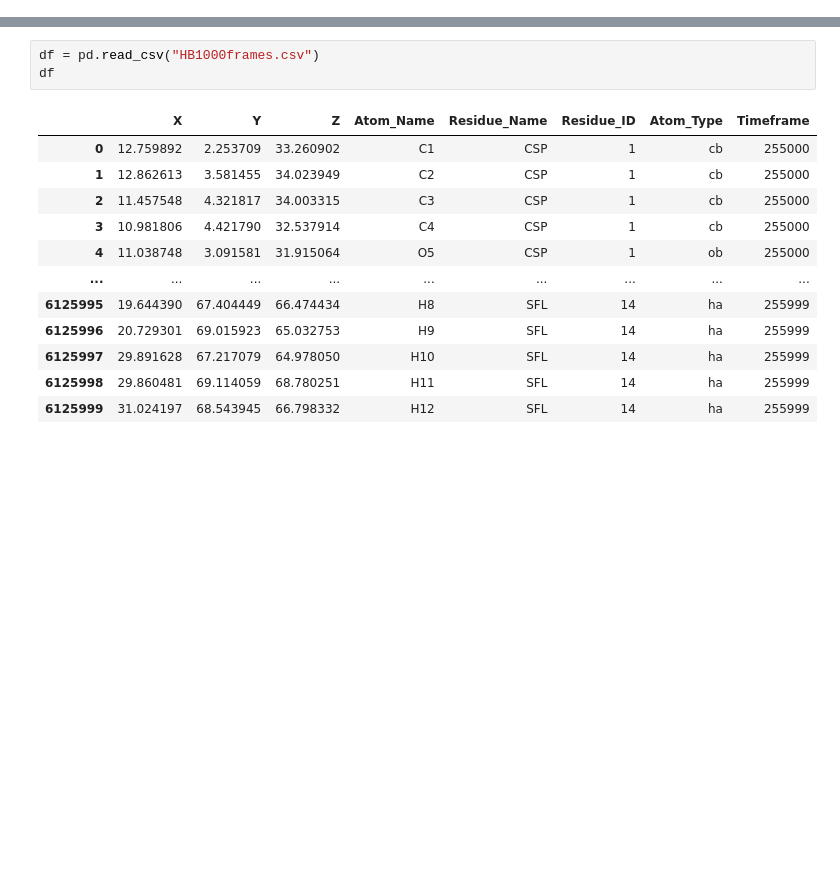
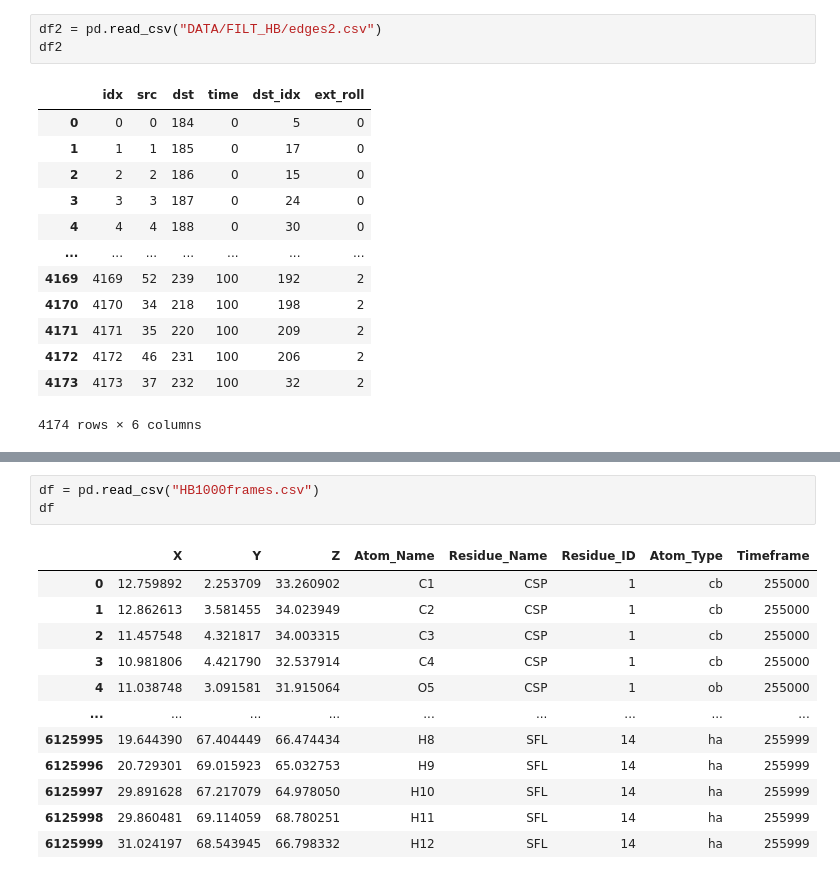
Before and after one commit to hasananowar/DLP, a Jupyter notebook: process_data.ipynb, the cells around one changed output, grey strips where cells are left out. Cells and saved outputs as stored; diff of their text form; blank space fills up the shorter version.

```diff
--- a/process_data.ipynb
+++ b/process_data.ipynb
@@ -6,0 +25,17 @@ from sklearn.preprocessing import LabelEncoder
+# %%
+df2 = pd.read_csv("DATA/FILT_HB/edges2.csv")
+df2
+# %% [output]
+|  | idx | src | dst | time | dst_idx | ext_roll |
+| 0 | 0 | 0 | 184 | 0 | 5 | 0 |
+| 1 | 1 | 1 | 185 | 0 | 17 | 0 |
+| 2 | 2 | 2 | 186 | 0 | 15 | 0 |
+| 3 | 3 | 3 | 187 | 0 | 24 | 0 |
+| 4 | 4 | 4 | 188 | 0 | 30 | 0 |
+| ... | ... | ... | ... | ... | ... | ... |
+| 4169 | 4169 | 52 | 239 | 100 | 192 | 2 |
+| 4170 | 4170 | 34 | 218 | 100 | 198 | 2 |
+| 4171 | 4171 | 35 | 220 | 100 | 209 | 2 |
+| 4172 | 4172 | 46 | 231 | 100 | 206 | 2 |
+| 4173 | 4173 | 37 | 232 | 100 | 32 | 2 |
+4174 rows × 6 columns
```
Also changed, not shown: parts of 8 cells of this notebook, 6 other files.
